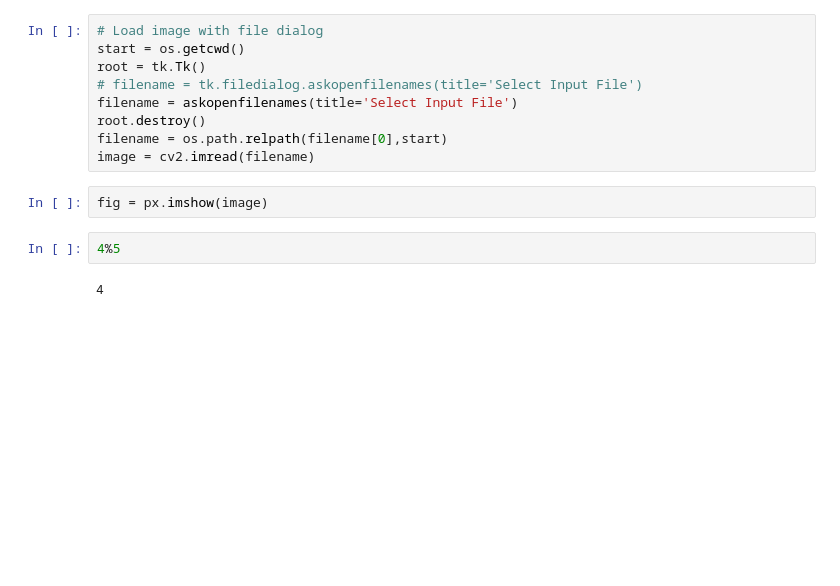
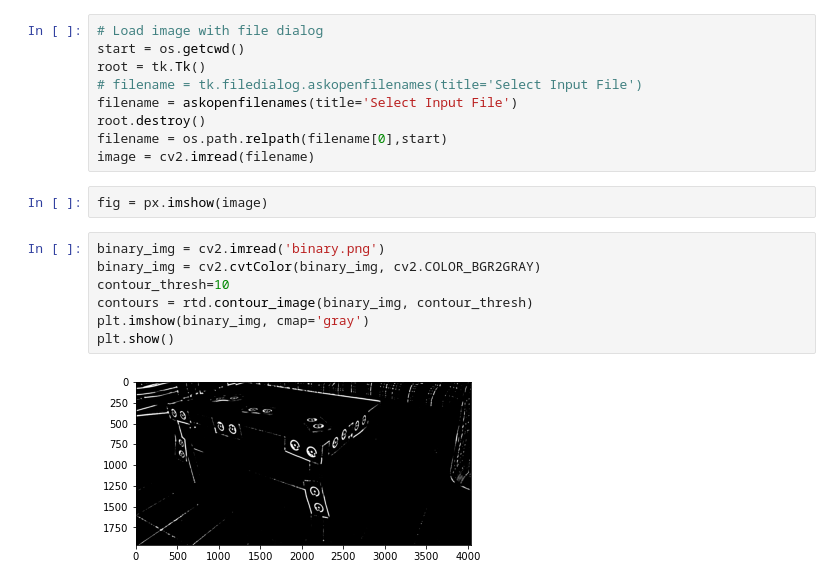
Before and after one commit to shaul-s/Photogrammetry, a Jupyter notebook: Digital/Project/notebook.ipynb, the cells around one changed output. Cells and saved outputs as stored; diff of their text form; blank space fills up the shorter version.

```diff
--- a/Digital/Project/notebook.ipynb
+++ b/Digital/Project/notebook.ipynb
@@ -109,7 +109,12 @@ filename = os.path.relpath(filename[0],start)
 image = cv2.imread(filename)
 # %%
 fig = px.imshow(image)
-# %%
-4%5
-# %% [output]
-4
+# %%
+binary_img = cv2.imread('binary.png')
+binary_img = cv2.cvtColor(binary_img, cv2.COLOR_BGR2GRAY)
+contour_thresh=10
+contours = rtd.contour_image(binary_img, contour_thresh)
+plt.imshow(binary_img, cmap='gray')
+plt.show()
+# %% [output]
+[figure, added]
```
Also changed, not shown: 4 other files.
